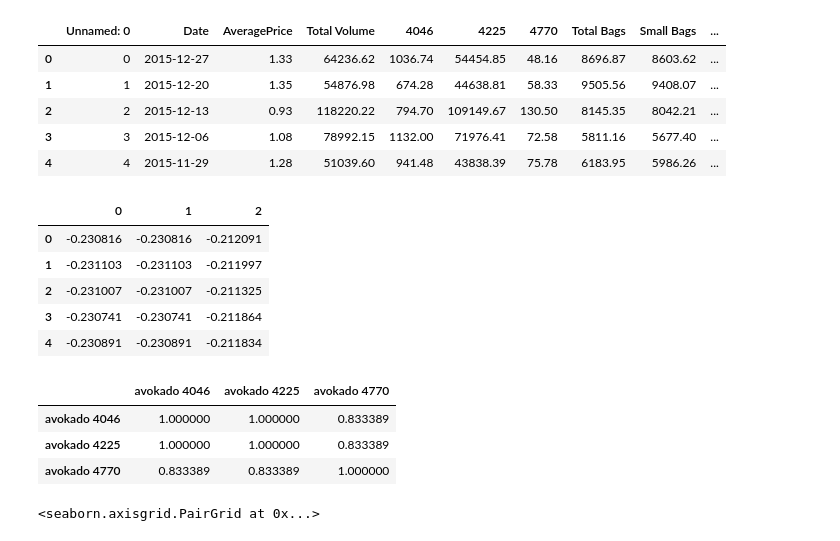
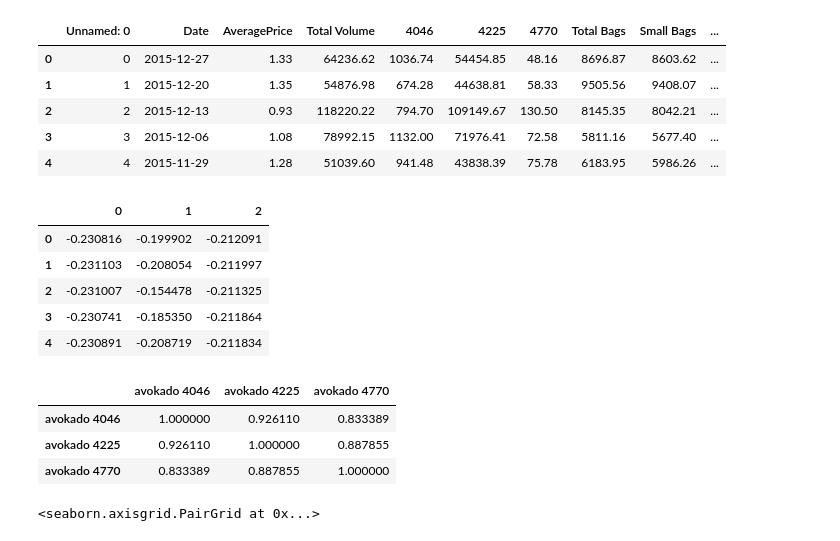
Before and after one commit to kgitt/DATA_ANALYTICS, a Jupyter notebook: python_9 (--).ipynb, the cells around one changed output. Cells and saved outputs as stored; diff of their text form; code cells hidden in the pictures.

```diff
--- a/python_9 (--).ipynb
+++ b/python_9 (--).ipynb
@@ -108,22 +125,22 @@ df.head(5)
 # %%
 from sklearn.preprocessing import StandardScaler
 import seaborn as sns
-df = df.filter(items = ['4046', '4046','4770'])
+df = df.filter(items = ['4046', '4225','4770'])
 scaler = StandardScaler()
 scaled_df = pd.DataFrame(scaler.fit_transform(df))
 scaled_df.head()
 # %% [output]
 |  | 0 | 1 | 2 |
-| 0 | -0.230816 | -0.230816 | -0.212091 |
-| 1 | -0.231103 | -0.231103 | -0.211997 |
-| 2 | -0.231007 | -0.231007 | -0.211325 |
-| 3 | -0.230741 | -0.230741 | -0.211864 |
-| 4 | -0.230891 | -0.230891 | -0.211834 |
+| 0 | -0.230816 | -0.199902 | -0.212091 |
+| 1 | -0.231103 | -0.208054 | -0.211997 |
+| 2 | -0.231007 | -0.154478 | -0.211325 |
+| 3 | -0.230741 | -0.185350 | -0.211864 |
+| 4 | -0.230891 | -0.208719 | -0.211834 |
 # %%
 scaled_df.columns = ['avokado 4046', 'avokado 4225','avokado 4770']
 scaled_df.corr()
 # %% [output]
 |  | avokado 4046 | avokado 4225 | avokado 4770 |
-| avokado 4046 | 1.000000 | 1.000000 | 0.833389 |
-| avokado 4225 | 1.000000 | 1.000000 | 0.833389 |
-| avokado 4770 | 0.833389 | 0.833389 | 1.000000 |
+| avokado 4046 | 1.000000 | 0.926110 | 0.833389 |
+| avokado 4225 | 0.926110 | 1.000000 | 0.887855 |
+| avokado 4770 | 0.833389 | 0.887855 | 1.000000 |
```
Also changed, not shown: parts of 13 cells of this notebook.
